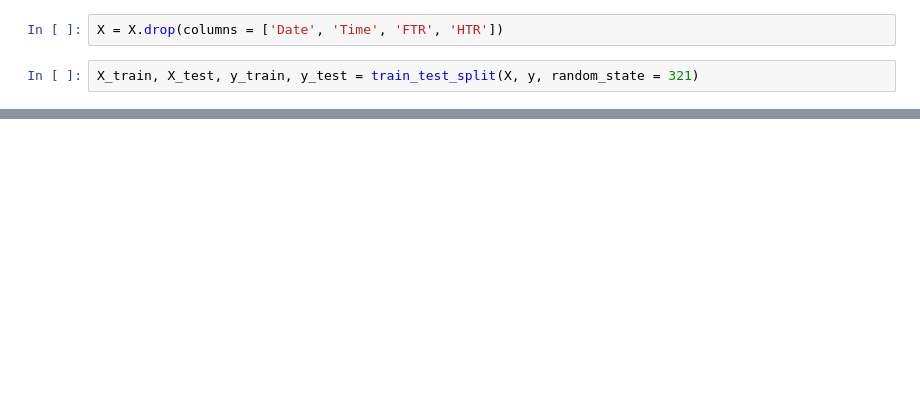
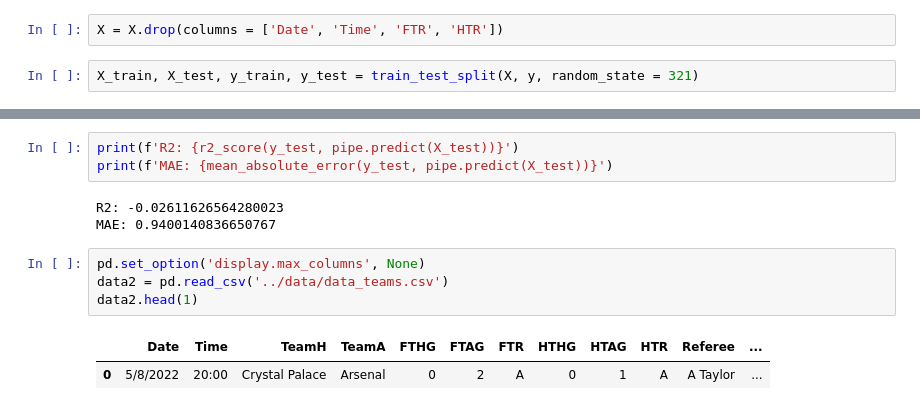
Before and after one commit to jeffreyreeve/capstone-premier-league-predictor, a Jupyter notebook: notebooks/neural_network.ipynb, the cells around one changed output, grey strips where cells are left out. Cells and saved outputs as stored; diff of their text form; blank space fills up the shorter version.

```diff
--- a/notebooks/neural_network.ipynb
+++ b/notebooks/neural_network.ipynb
@@ -365,0 +691,13 @@ MAE: 0.9306236428952744
+# %%
+print(f'R2: {r2_score(y_test, pipe.predict(X_test))}')
+print(f'MAE: {mean_absolute_error(y_test, pipe.predict(X_test))}')
+# %% [output]
+R2: -0.02611626564280023
+MAE: 0.9400140836650767
+# %%
+pd.set_option('display.max_columns', None)
+data2 = pd.read_csv('../data/data_teams.csv')
+data2.head(1)
+# %% [output]
+|  | Date | Time | TeamH | TeamA | FTHG | FTAG | FTR | HTHG | HTAG | HTR | Referee | ... |
+| 0 | 5/8/2022 | 20:00 | Crystal Palace | Arsenal | 0 | 2 | A | 0 | 1 | A | A Taylor | ... |
```
Also changed, not shown: parts of 87 cells of this notebook.
